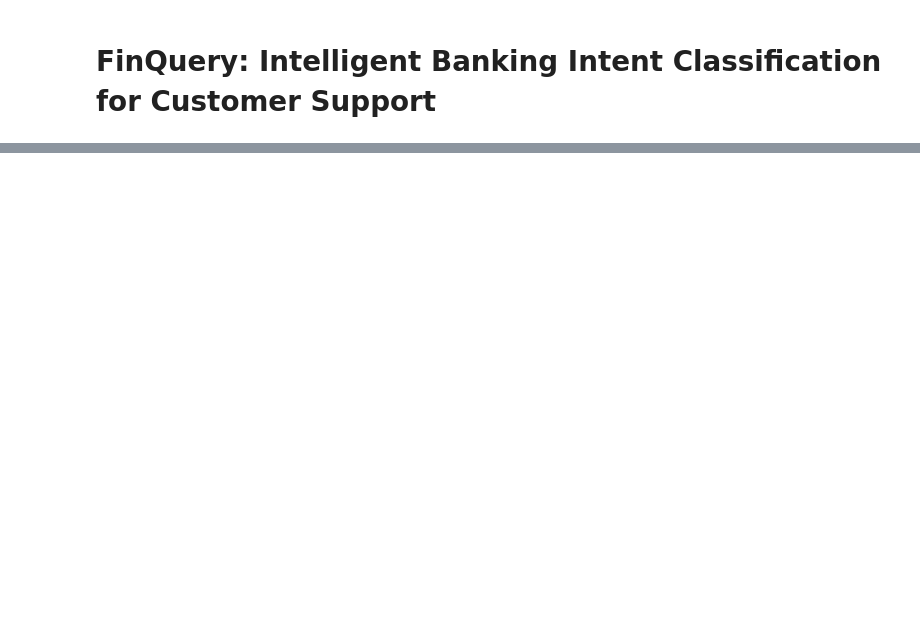
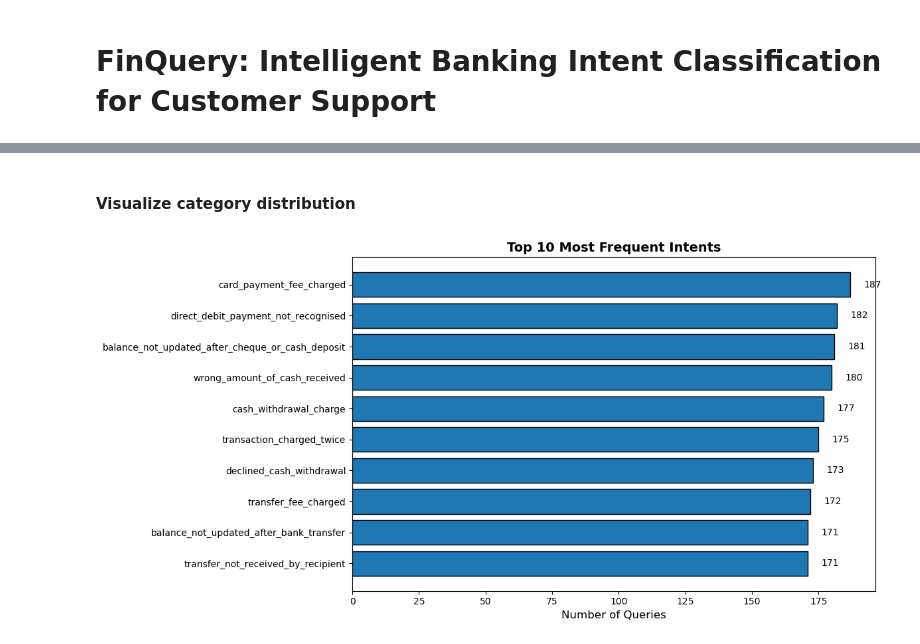
Before and after one commit to Daniel-Muruthi/finquery, a Jupyter notebook: index.ipynb, the cells around one changed output, grey strips where cells are left out. Saved outputs shown, nothing was run; the diff lists cells and outputs as text; code cells hidden in the pictures; blank space fills up the shorter version.

Commit message:
Adding Visualizations

```diff
--- a/index.ipynb
+++ b/index.ipynb
@@ -21,0 +90,5 @@ df.head(10)
+# %%
+# Counting top 10 distribution of intent category
+
+category_counts = train_df['category'].value_counts().sort_values(ascending=False).head(10)
+category_counts
@@ -21,0 +108,21 @@ df.head(10)
+# %% [markdown]
+#### **Visualize category distribution**
+# %%
+# Intent categories by frequency
+
+plt.figure(figsize=(12, 6))
+bars = plt.barh(category_counts.index, category_counts.values, edgecolor='black')
+plt.gca().invert_yaxis()  # Highest counts on top
+plt.xlabel("Number of Queries", fontsize=12)
+plt.title("Top 10 Most Frequent Intents", fontsize=14, fontweight='bold')
+plt.xticks(fontsize=10)
+plt.yticks(fontsize=10)
+# Annotate each bar
+for bar in bars:
+    width = bar.get_width()
+    plt.text(width + 5, bar.get_y() + bar.get_height() / 2,
+             f'{int(width)}', va='center', fontsize=10)
+plt.tight_layout()
+plt.show();
+# %% [output]
+[figure, added]
```
Also changed, not shown: parts of 18 cells of this notebook, 3 other files.
